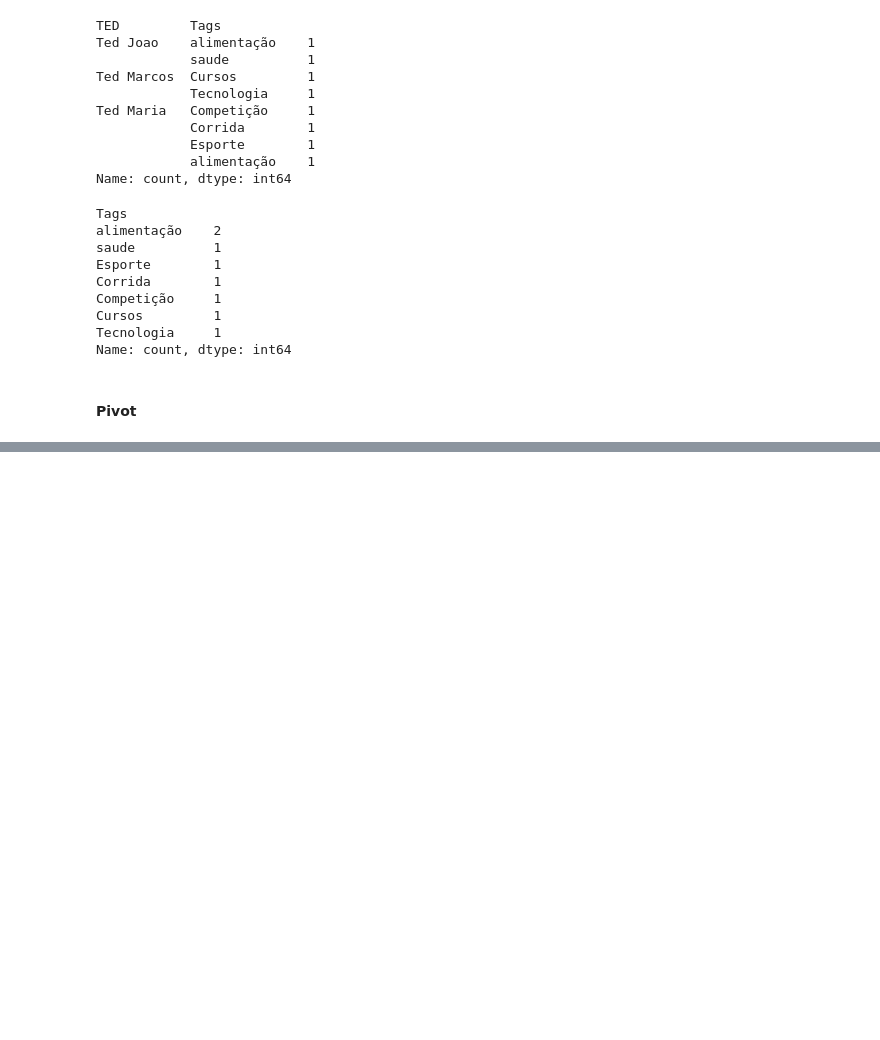
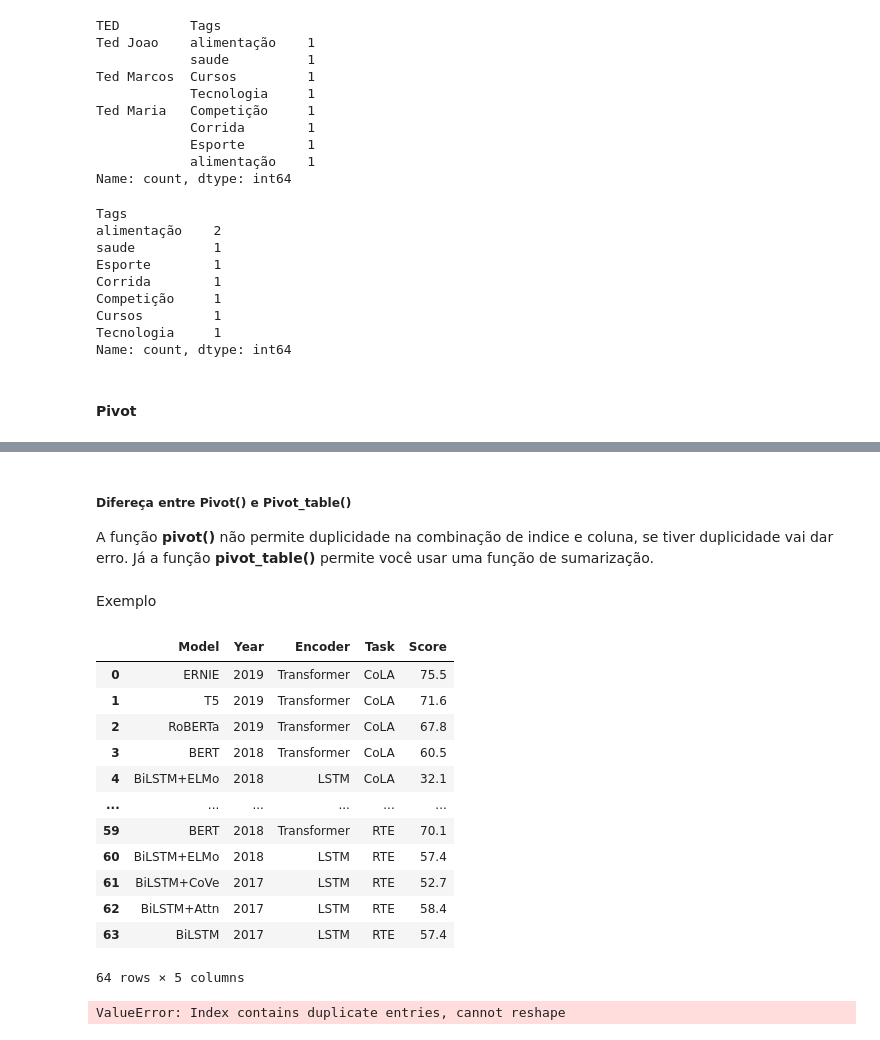
Before and after one commit to RegianeRSilva/curso, a Jupyter notebook: Aula 14 - Data Wrangling II/Aula 14 - Meu resumo.ipynb, the cells around one changed output, grey strips where cells are left out. Cells and saved outputs as stored; diff of their text form; code cells hidden in the pictures; blank space fills up the shorter version.

```diff
--- a/Aula 14 - Data Wrangling II/Aula 14 - Meu resumo.ipynb
+++ b/Aula 14 - Data Wrangling II/Aula 14 - Meu resumo.ipynb
@@ -426,0 +479,31 @@ A função pivot_table()permite calcular agregações de dados com base em uma o
+# %% [markdown]
+##### Difereça entre Pivot() e Pivot_table()
+
+A função **pivot()** não permite duplicidade na combinação  de indice e coluna, se tiver duplicidade vai dar erro. Já a função **pivot_table()** permite você usar uma função de sumarização.
+# %% [markdown]
+Exemplo
+# %%
+df_sns
+# %% [output]
+|  | Model | Year | Encoder | Task | Score |
+| 0 | ERNIE | 2019 | Transformer | CoLA | 75.5 |
+| 1 | T5 | 2019 | Transformer | CoLA | 71.6 |
+| 2 | RoBERTa | 2019 | Transformer | CoLA | 67.8 |
+| 3 | BERT | 2018 | Transformer | CoLA | 60.5 |
+| 4 | BiLSTM+ELMo | 2018 | LSTM | CoLA | 32.1 |
+| ... | ... | ... | ... | ... | ... |
+| 59 | BERT | 2018 | Transformer | RTE | 70.1 |
+| 60 | BiLSTM+ELMo | 2018 | LSTM | RTE | 57.4 |
+| 61 | BiLSTM+CoVe | 2017 | LSTM | RTE | 52.7 |
+| 62 | BiLSTM+Attn | 2017 | LSTM | RTE | 58.4 |
+| 63 | BiLSTM | 2017 | LSTM | RTE | 57.4 |
+64 rows × 5 columns
+# %%
+df_sns.pivot(index='Model', columns='Year', values='Score')
+
+# Veja que a saida abaixo apresenta erro, pois a função pivot não aceita valores duplicados no campo 'index' e 'coluna'.
+# Conforme saida acima a coluna Model tem duplicidade de informações exemplo: BERT, BiLSTM+ELMo e etc. A coluna Year também como 2018, 2019  e etc
+
+# log do erro ValueError: Index contains duplicate entries, cannot reshape
+# %% [output]
+ValueError: Index contains duplicate entries, cannot reshape
```
Also changed, not shown: parts of 13 cells of this notebook.
